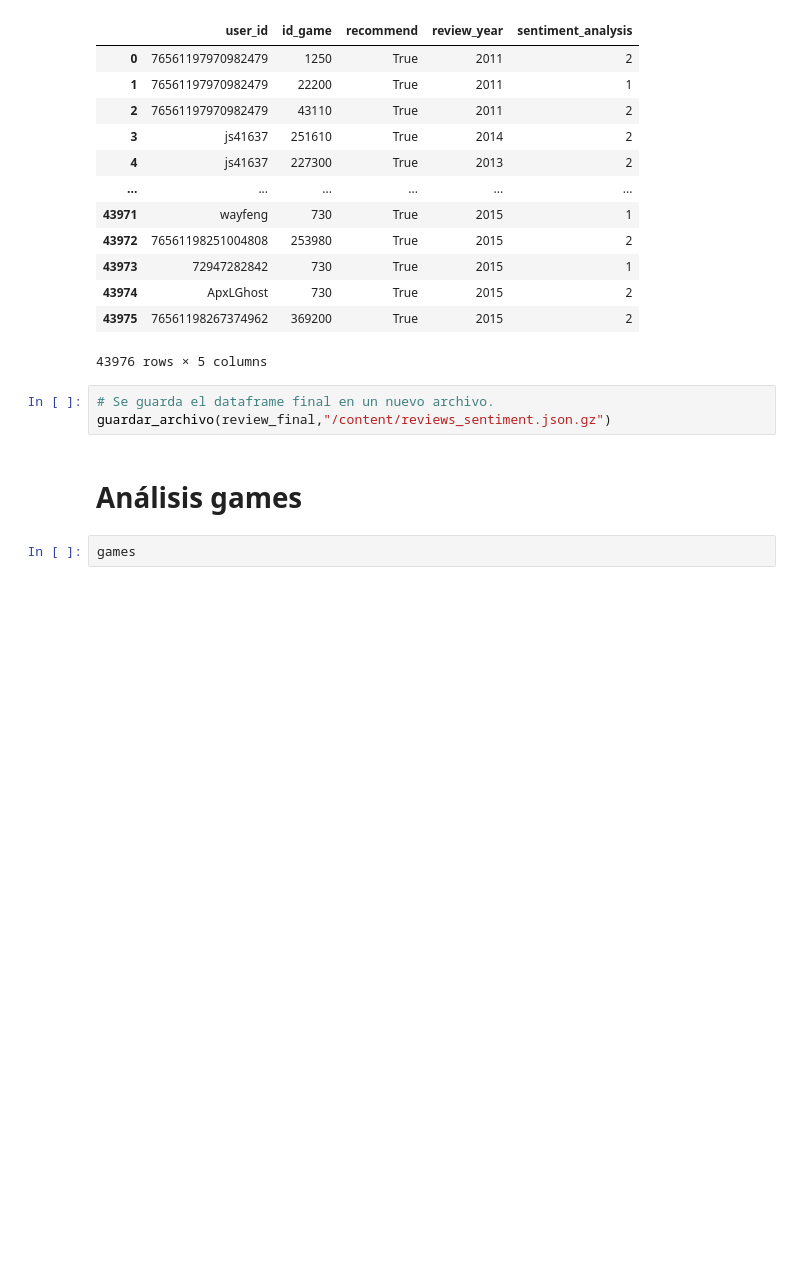
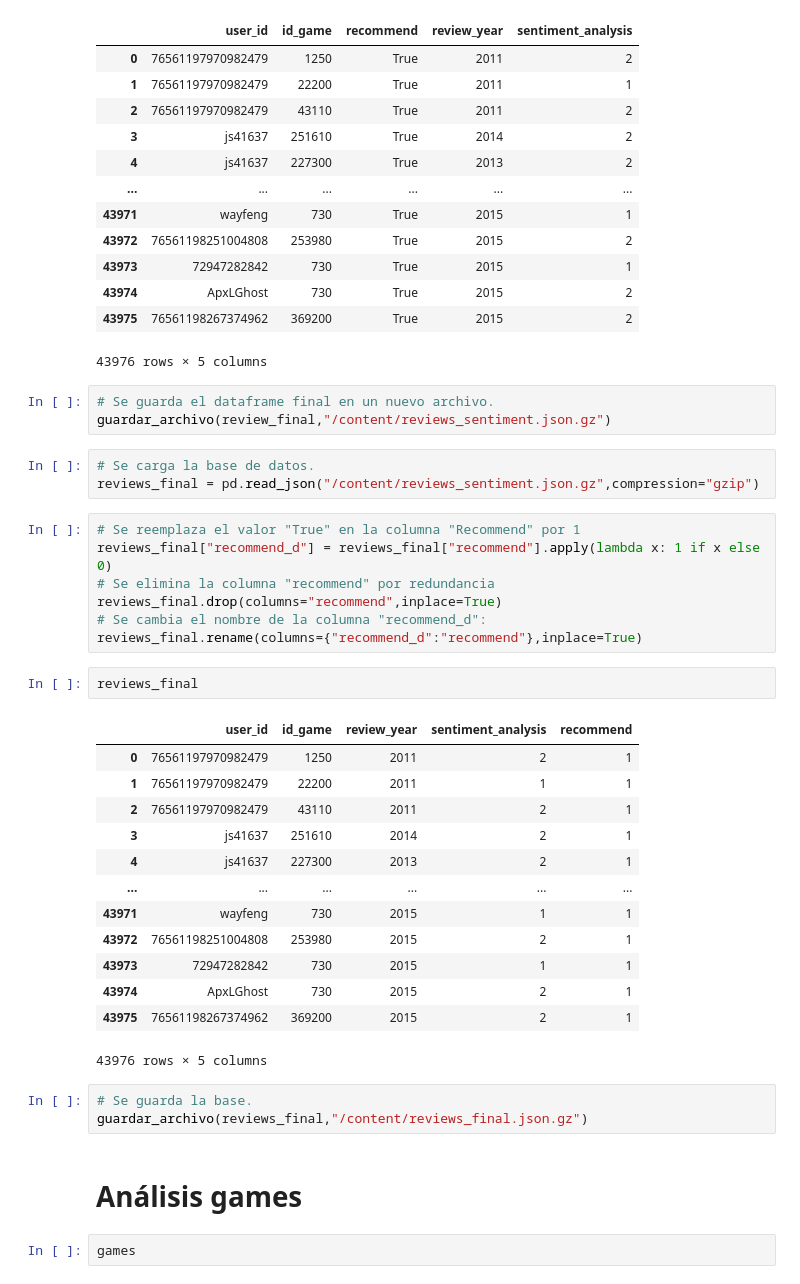
Before and after one commit to DaAnMaGi/PI_ML_OPS, a Jupyter notebook: formulacion/formulacion_datos.ipynb, the cells around one changed output. Drawn from its saved outputs; the diff is of its cells as text; blank space fills up the shorter version.

Commit message:
Revisión reviews

```diff
--- a/formulacion/formulacion_datos.ipynb
+++ b/formulacion/formulacion_datos.ipynb
@@ -592,6 +592,35 @@ review_final
 # %%
 # Se guarda el dataframe final en un nuevo archivo.
 guardar_archivo(review_final,"/content/reviews_sentiment.json.gz")
+# %%
+# Se carga la base de datos.
+reviews_final = pd.read_json("/content/reviews_sentiment.json.gz",compression="gzip")
+# %%
+# Se reemplaza el valor "True" en la columna "Recommend" por 1
+reviews_final["recommend_d"] = reviews_final["recommend"].apply(lambda x: 1 if x else 0)
+# Se elimina la columna "recommend" por redundancia
+reviews_final.drop(columns="recommend",inplace=True)
+# Se cambia el nombre de la columna "recommend_d":
+reviews_final.rename(columns={"recommend_d":"recommend"},inplace=True)
+# %%
+reviews_final
+# %% [output]
+|  | user_id | id_game | review_year | sentiment_analysis | recommend |
+| 0 | 76561197970982479 | 1250 | 2011 | 2 | 1 |
+| 1 | 76561197970982479 | 22200 | 2011 | 1 | 1 |
+| 2 | 76561197970982479 | 43110 | 2011 | 2 | 1 |
+| 3 | js41637 | 251610 | 2014 | 2 | 1 |
+| 4 | js41637 | 227300 | 2013 | 2 | 1 |
+| ... | ... | ... | ... | ... | ... |
+| 43971 | wayfeng | 730 | 2015 | 1 | 1 |
+| 43972 | 76561198251004808 | 253980 | 2015 | 2 | 1 |
+| 43973 | 72947282842 | 730 | 2015 | 1 | 1 |
+| 43974 | ApxLGhost | 730 | 2015 | 2 | 1 |
+| 43975 | 76561198267374962 | 369200 | 2015 | 2 | 1 |
+43976 rows × 5 columns
+# %%
+# Se guarda la base.
+guardar_archivo(reviews_final,"/content/reviews_final.json.gz")
 # %% [markdown]
 # Análisis games
 # %%
```
